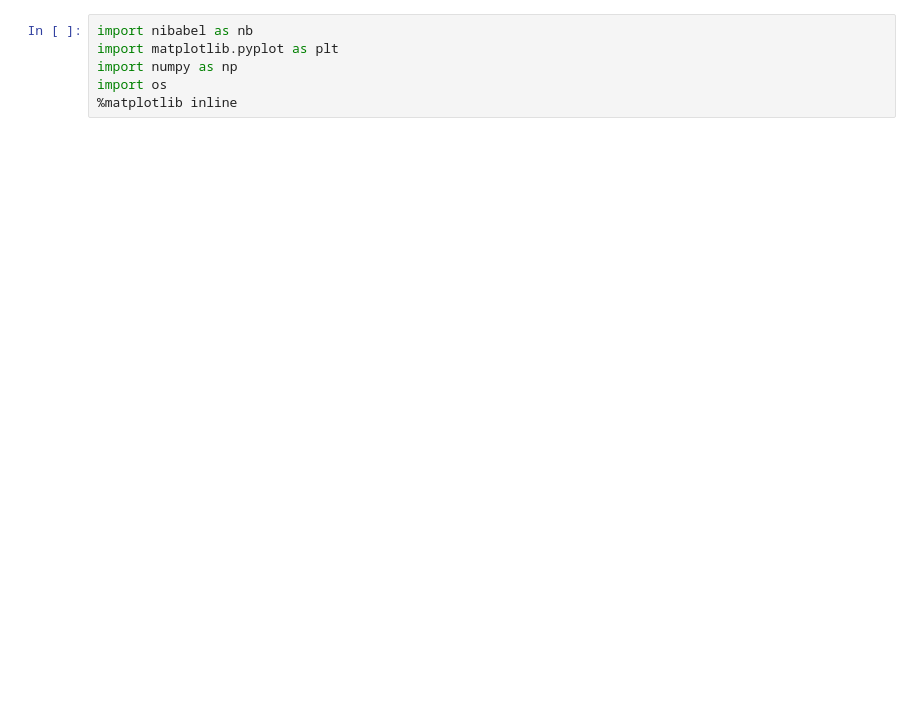
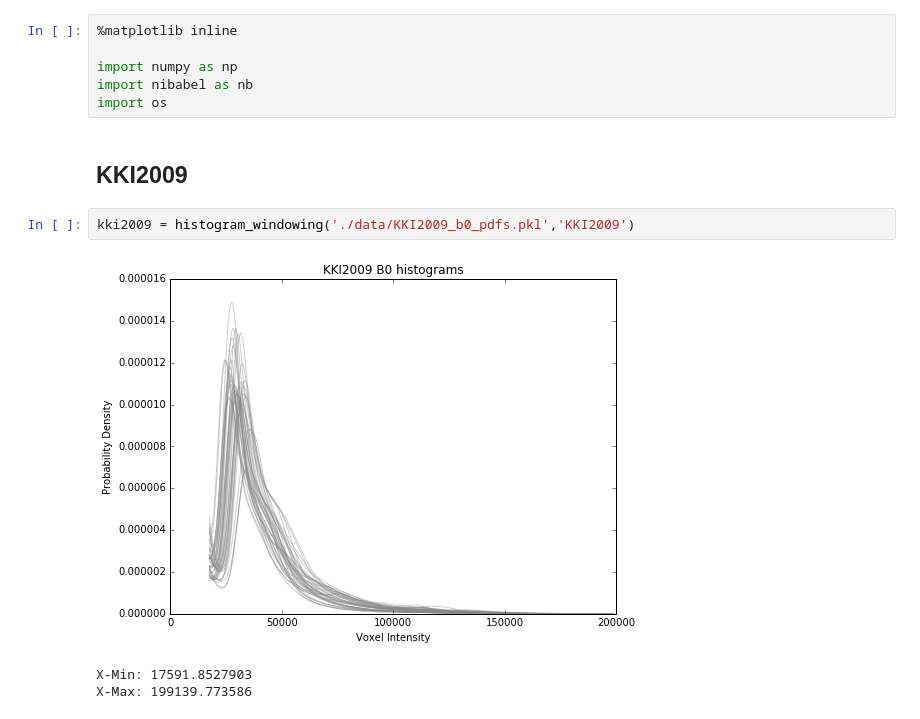
Before and after one commit to neurodata/nddocs-archive, a Jupyter notebook: mrgraphs/dataset_variance.ipynb, the cells around one changed output. Drawn from its saved outputs; the diff is of its cells as text; blank space fills up the shorter version.

```diff
--- a/mrgraphs/dataset_variance.ipynb
+++ b/mrgraphs/dataset_variance.ipynb
@@ -1,6 +61,14 @@
 # %%
+%matplotlib inline
+
+import numpy as np
 import nibabel as nb
-import matplotlib.pyplot as plt
-import numpy as np
 import os
-%matplotlib inline
+# %% [markdown]
+## KKI2009
+# %%
+kki2009 = histogram_windowing('./data/KKI2009_b0_pdfs.pkl','KKI2009')
+# %% [output]
+[figure, added]
+X-Min: 17591.8527903
+X-Max: 199139.773586
```
Also changed, not shown: parts of 13 cells of this notebook.
